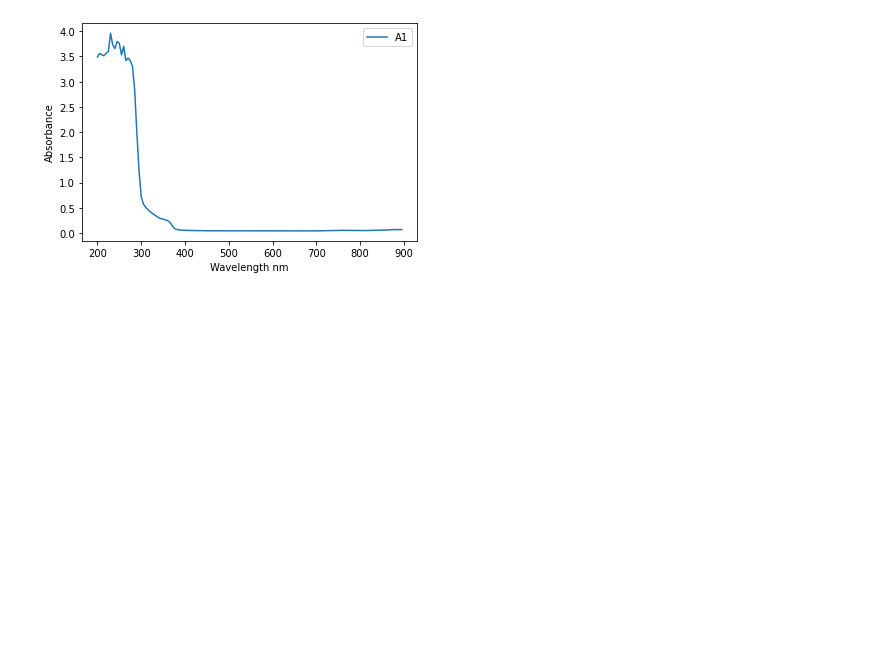
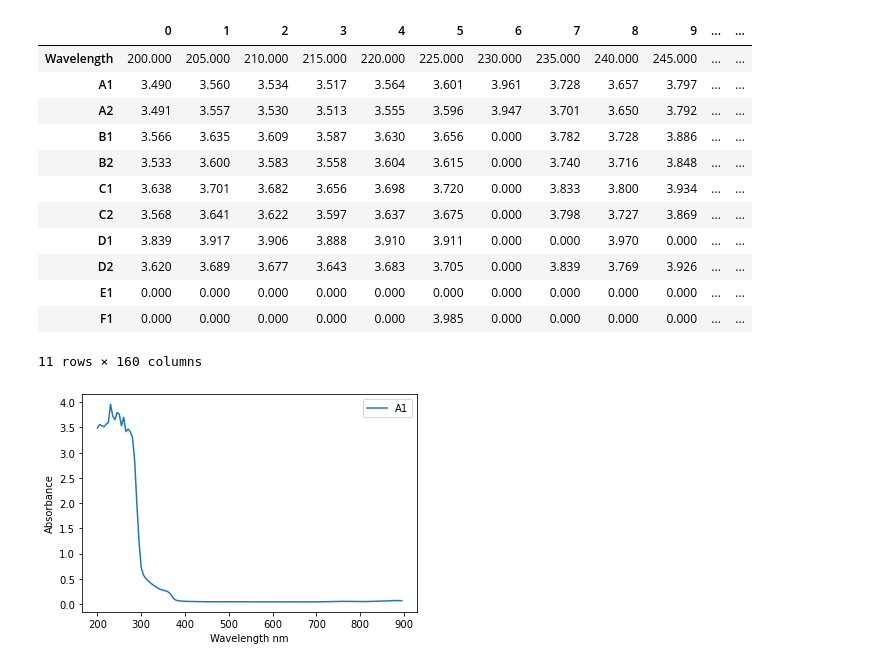
Before and after one commit to pozzo-research-group/OT2Protocols, a Jupyter notebook: ot2protocol/Ouzo_OT2_Sampling/Plate Reader Extract.ipynb, the cells around one changed output. Drawn from its saved outputs; the diff is of its cells as text; code cells hidden in the pictures; blank space fills up the shorter version.

```diff
--- a/ot2protocol/Ouzo_OT2_Sampling/Plate Reader Extract.ipynb
+++ b/ot2protocol/Ouzo_OT2_Sampling/Plate Reader Extract.ipynb
@@ -134,6 +134,21 @@ df1 =  pd.read_excel(r"C:\Users\Edwin\Desktop\101020\10_06_20_Turbid_Scan.xlsx",
 # %%
 df = remove_non_int(df1)
 df_baseline_corrected = baseline_correction(df, df.iloc[1])
+df
+# %% [output]
+|  | 0 | 1 | 2 | 3 | 4 | 5 | 6 | 7 | 8 | 9 | ... | ... |
+| Wavelength | 200.000 | 205.000 | 210.000 | 215.000 | 220.000 | 225.000 | 230.000 | 235.000 | 240.000 | 245.000 | ... | ... |
+| A1 | 3.490 | 3.560 | 3.534 | 3.517 | 3.564 | 3.601 | 3.961 | 3.728 | 3.657 | 3.797 | ... | ... |
+| A2 | 3.491 | 3.557 | 3.530 | 3.513 | 3.555 | 3.596 | 3.947 | 3.701 | 3.650 | 3.792 | ... | ... |
+| B1 | 3.566 | 3.635 | 3.609 | 3.587 | 3.630 | 3.656 | 0.000 | 3.782 | 3.728 | 3.886 | ... | ... |
+| B2 | 3.533 | 3.600 | 3.583 | 3.558 | 3.604 | 3.615 | 0.000 | 3.740 | 3.716 | 3.848 | ... | ... |
+| C1 | 3.638 | 3.701 | 3.682 | 3.656 | 3.698 | 3.720 | 0.000 | 3.833 | 3.800 | 3.934 | ... | ... |
+| C2 | 3.568 | 3.641 | 3.622 | 3.597 | 3.637 | 3.675 | 0.000 | 3.798 | 3.727 | 3.869 | ... | ... |
+| D1 | 3.839 | 3.917 | 3.906 | 3.888 | 3.910 | 3.911 | 0.000 | 0.000 | 3.970 | 0.000 | ... | ... |
+| D2 | 3.620 | 3.689 | 3.677 | 3.643 | 3.683 | 3.705 | 0.000 | 3.839 | 3.769 | 3.926 | ... | ... |
+| E1 | 0.000 | 0.000 | 0.000 | 0.000 | 0.000 | 0.000 | 0.000 | 0.000 | 0.000 | 0.000 | ... | ... |
+| F1 | 0.000 | 0.000 | 0.000 | 0.000 | 0.000 | 3.985 | 0.000 | 0.000 | 0.000 | 0.000 | ... | ... |
+11 rows × 160 columns
 # %%
 baseline = df[0:1]
 names = list(df[0].index) # always do name before baselining as lose well names
```
Also changed, not shown: parts of 2 cells of this notebook, 4 other files.
